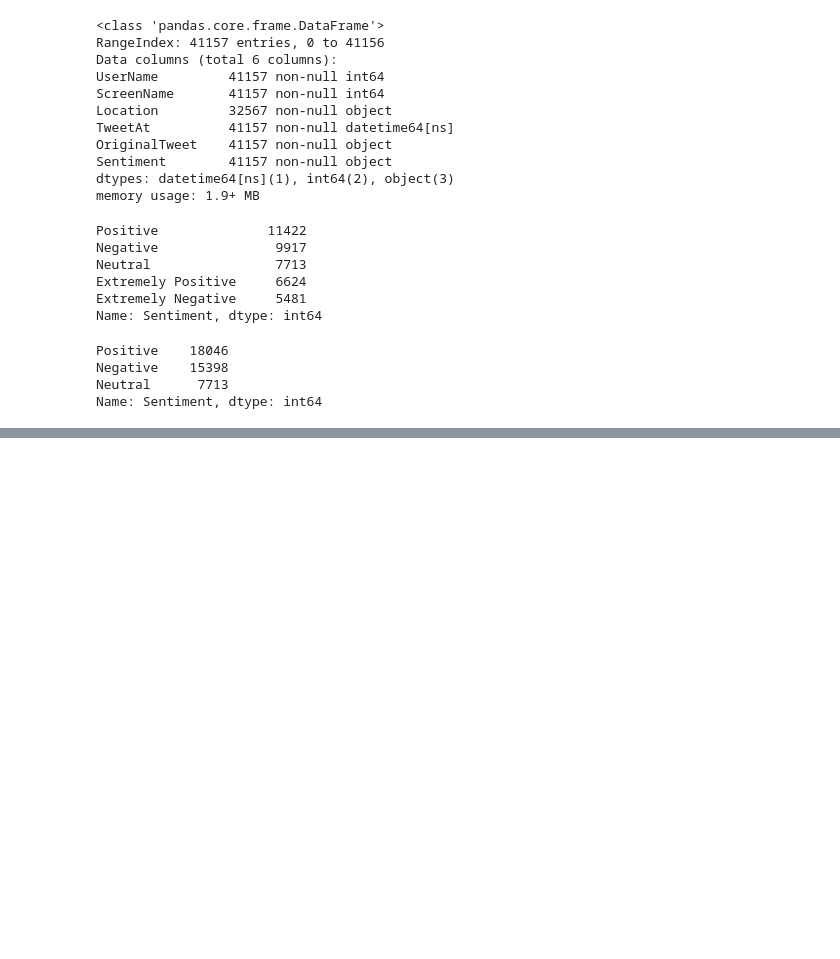
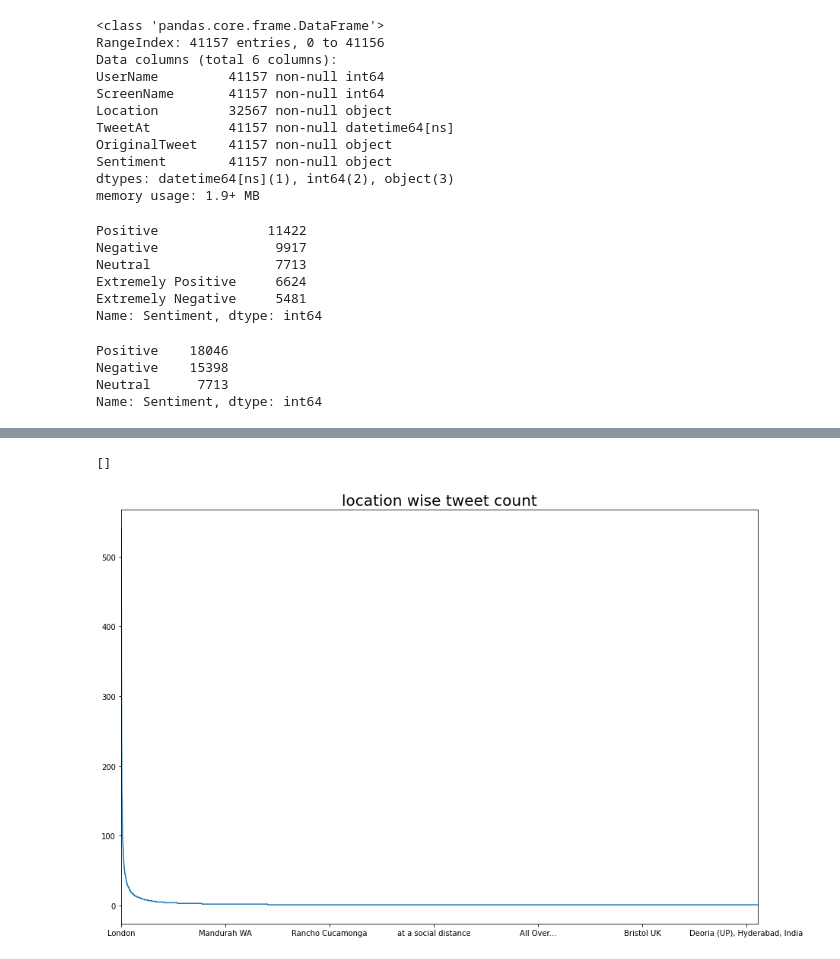
Before and after one commit to pritindra/ML_projects, a Jupyter notebook: Corona_nlp/corona_nlp.ipynb, the cells around one changed output, grey strips where cells are left out. Cells and saved outputs as stored; diff of their text form; code cells hidden in the pictures; blank space fills up the shorter version.

```diff
--- a/Corona_nlp/corona_nlp.ipynb
+++ b/Corona_nlp/corona_nlp.ipynb
@@ -63,0 +64,10 @@ plt.show()
+# %%
+df_loc = df.Location.value_counts()
+plt.figure(figsize=(15,10))
+df_loc.plot()
+plt.title('location wise tweet count',\
+          fontdict={'size':'20'})
+plt.plot()
+# %% [output]
+[]
+[figure, added]
```
Also changed, not shown: parts of 6 cells of this notebook.
